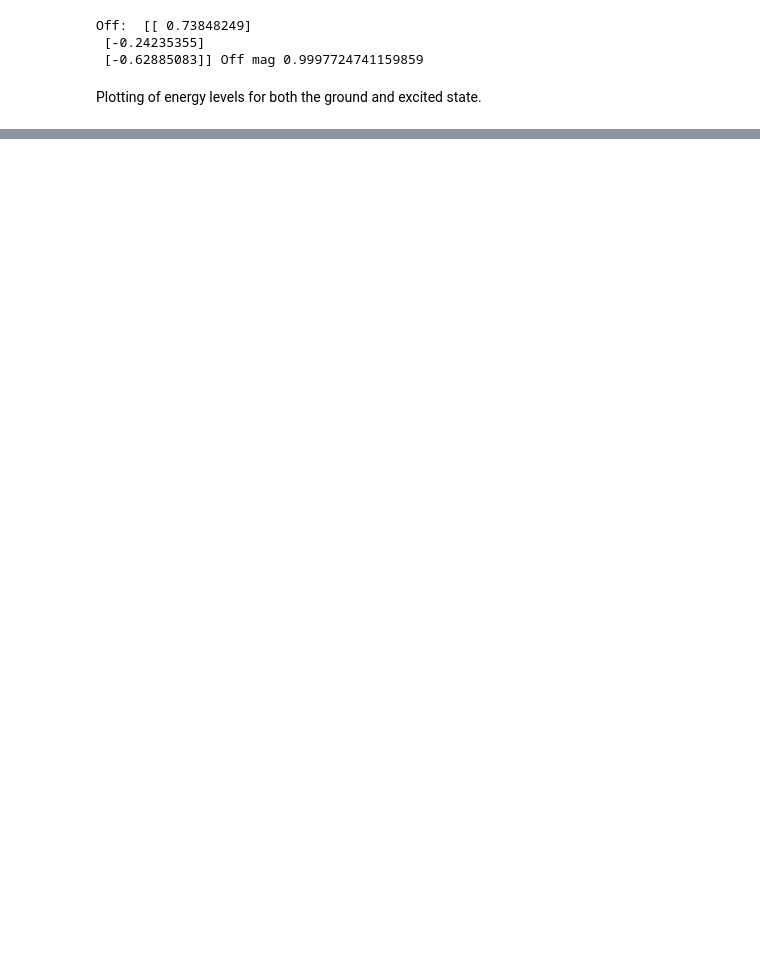
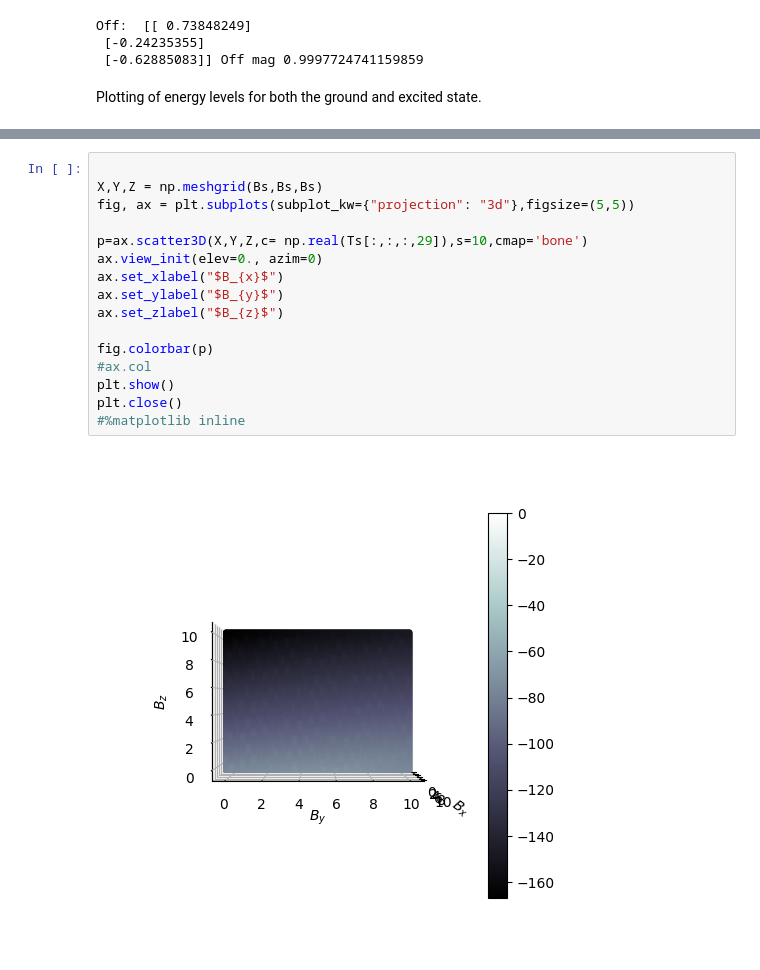
Before and after one commit to Quantum-Integration-Laboratory/qil_spin_Hamiltonian, a Jupyter notebook: Eu_YSO.ipynb, the cells around one changed output, grey strips where cells are left out. Cells and saved outputs as stored; diff of their text form; blank space fills up the shorter version.

```diff
--- a/Eu_YSO.ipynb
+++ b/Eu_YSO.ipynb
@@ -232,0 +223,18 @@ plt.close()
+# %%
+
+X,Y,Z = np.meshgrid(Bs,Bs,Bs)
+fig, ax = plt.subplots(subplot_kw={"projection": "3d"},figsize=(5,5))
+
+p=ax.scatter3D(X,Y,Z,c= np.real(Ts[:,:,:,29]),s=10,cmap='bone')
+ax.view_init(elev=0., azim=0)
+ax.set_xlabel("$B_{x}$")
+ax.set_ylabel("$B_{y}$")
+ax.set_zlabel("$B_{z}$")
+
+fig.colorbar(p)
+#ax.col
+plt.show()
+plt.close()
+#%matplotlib inline
+# %% [output]
+[figure, added]
```
Also changed, not shown: parts of 5 cells of this notebook, 6 other files.
